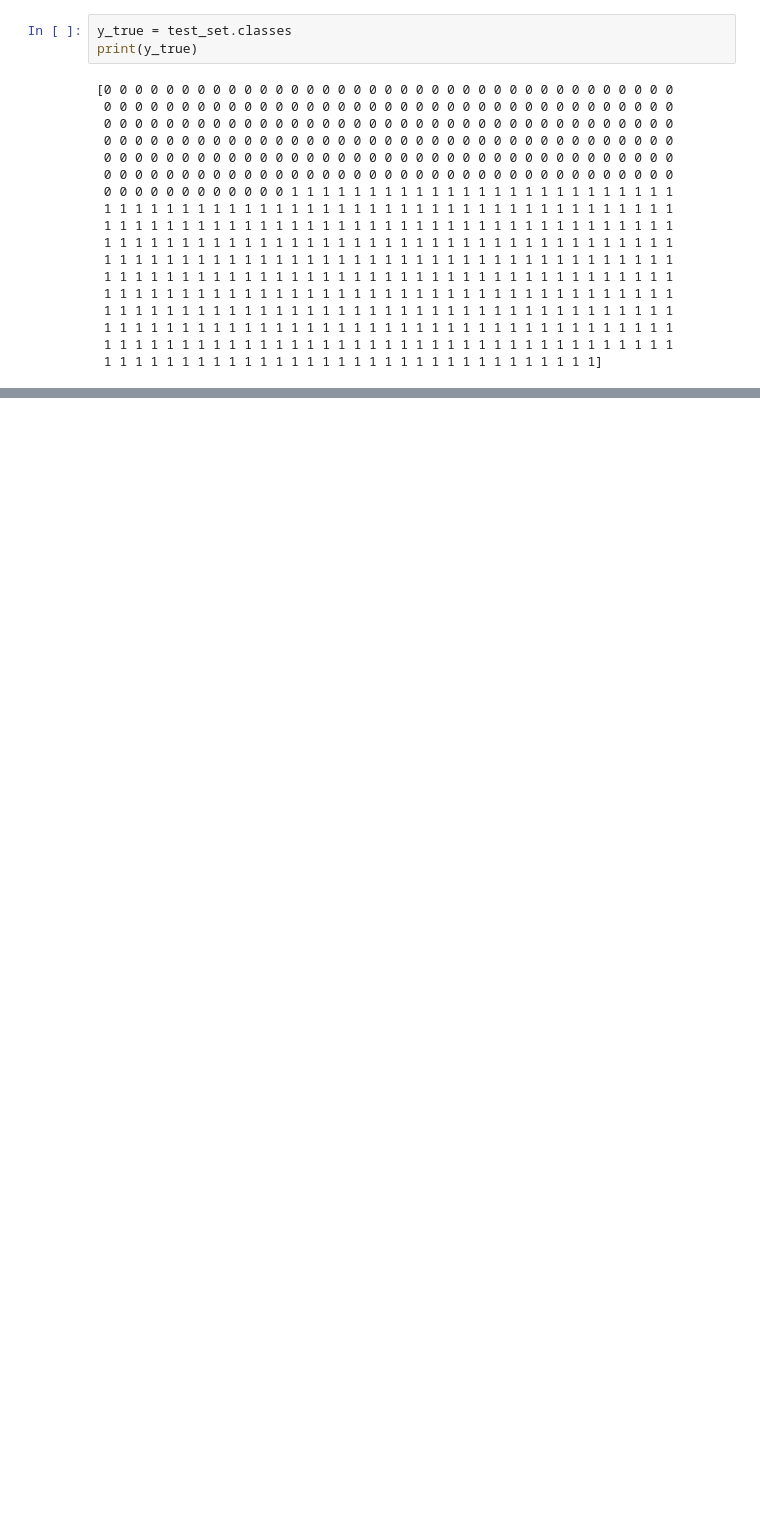
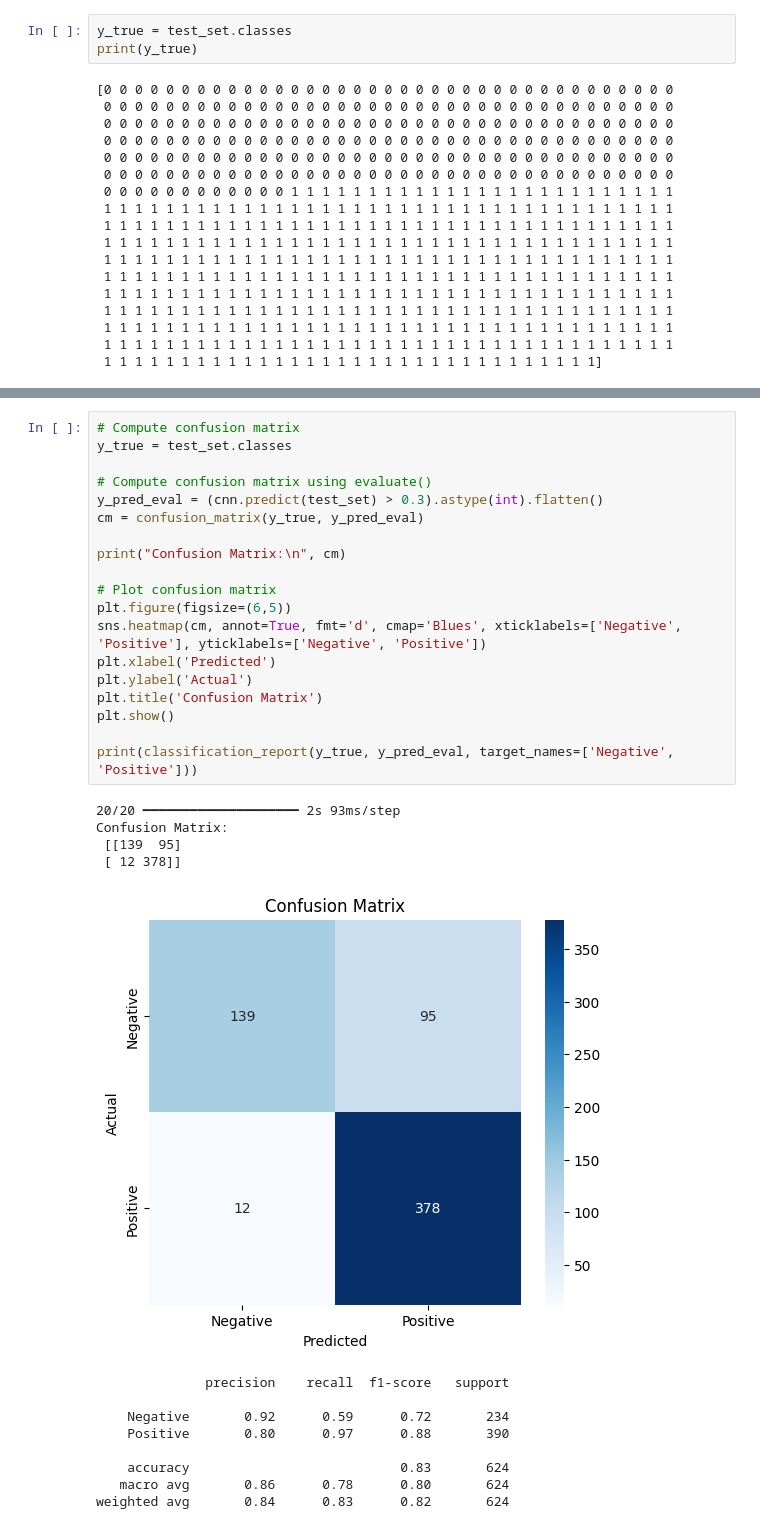
Before and after one commit to Pe789/Computer_vision, a Jupyter notebook: solution_pneumonia_1.ipynb, the cells around one changed output, grey strips where cells are left out. Cells and saved outputs as stored; diff of their text form; blank space fills up the shorter version.

```diff
--- a/solution_pneumonia_1.ipynb
+++ b/solution_pneumonia_1.ipynb
@@ -349,0 +382,33 @@ weighted avg       0.88      0.88      0.88       624
+# %%
+# Compute confusion matrix
+y_true = test_set.classes
+
+# Compute confusion matrix using evaluate()
+y_pred_eval = (cnn.predict(test_set) > 0.3).astype(int).flatten()
+cm = confusion_matrix(y_true, y_pred_eval)
+
+print("Confusion Matrix:\n", cm)
+
+# Plot confusion matrix
+plt.figure(figsize=(6,5))
+sns.heatmap(cm, annot=True, fmt='d', cmap='Blues', xticklabels=['Negative', 'Positive'], yticklabels=['Negative', 'Positive'])
+plt.xlabel('Predicted')
+plt.ylabel('Actual')
+plt.title('Confusion Matrix')
+plt.show()
+
+print(classification_report(y_true, y_pred_eval, target_names=['Negative', 'Positive']))
+# %% [output]
+20/20 ━━━━━━━━━━━━━━━━━━━━ 2s 93ms/step
+Confusion Matrix:
+ [[139  95]
+ [ 12 378]]
+[figure, added]
+              precision    recall  f1-score   support
+
+    Negative       0.92      0.59      0.72       234
+    Positive       0.80      0.97      0.88       390
+
+    accuracy                           0.83       624
+   macro avg       0.86      0.78      0.80       624
+weighted avg       0.84      0.83      0.82       624
```
Also changed, not shown: parts of 14 cells of this notebook, 2 other files.
